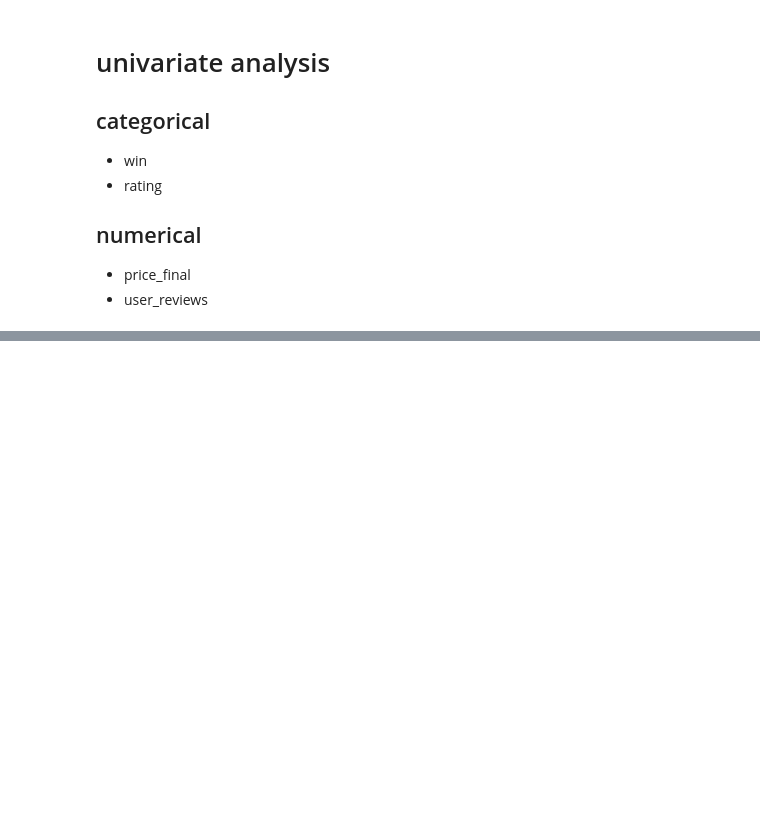
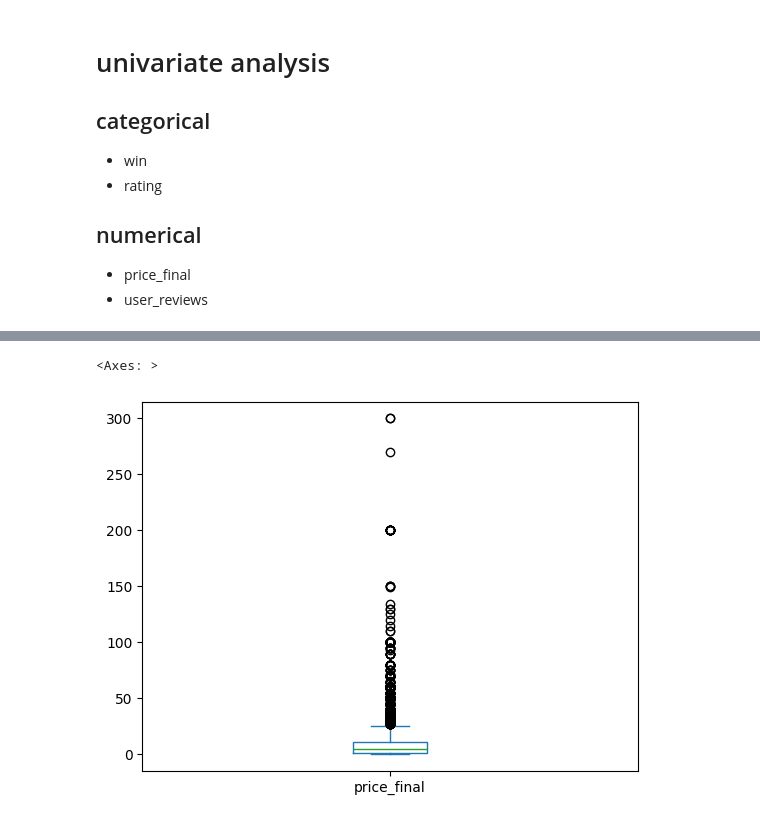
Before and after one commit to oldmartijntje/avans1.4-portfolio, a Jupyter notebook: assignment 6.ipynb, the cells around one changed output, grey strips where cells are left out. Cells and saved outputs as stored; diff of their text form; code cells hidden in the pictures; blank space fills up the shorter version.

```diff
--- a/assignment 6.ipynb
+++ b/assignment 6.ipynb
@@ -66,0 +151,5 @@ my_data[my_data["rating"] == "Positive"]
+# %%
+my_data["price_final"].plot(kind="box")
+# %% [output]
+<Axes: >
+[figure, added]
```
Also changed, not shown: parts of 14 cells of this notebook.
